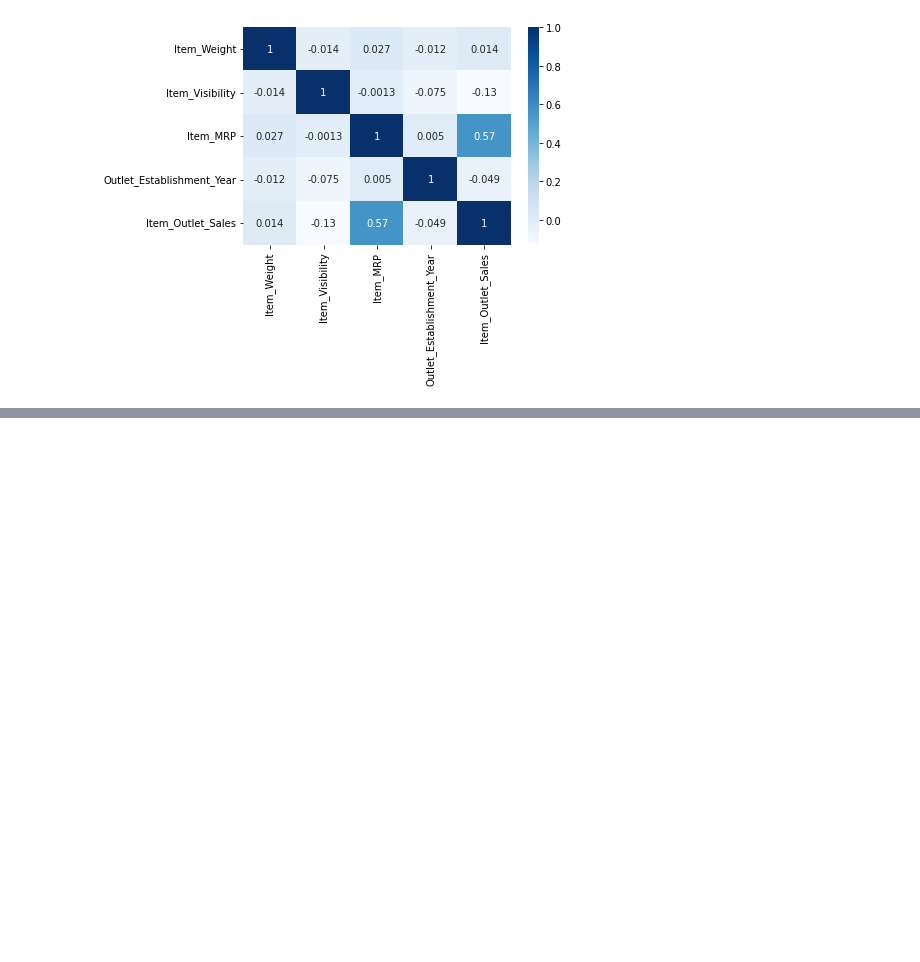
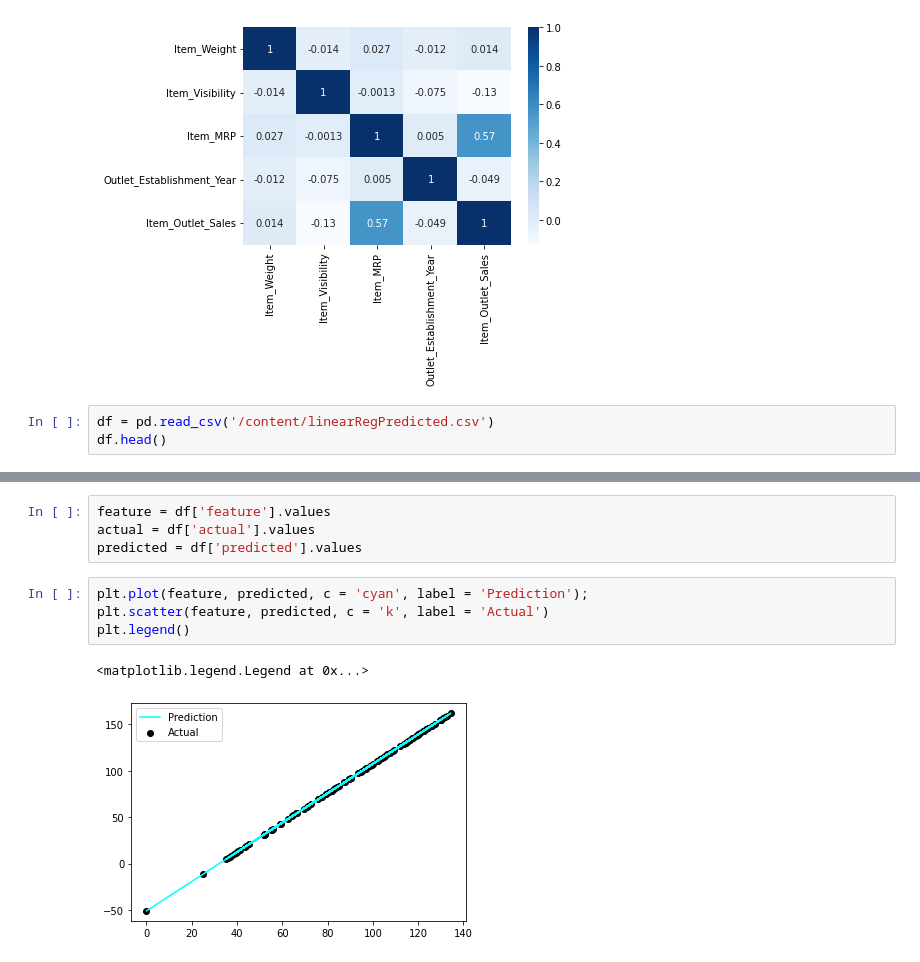
Before and after one commit to norgel/food-sales-predictions, a Jupyter notebook: food_sales_predictions.ipynb, the cells around one changed output, grey strips where cells are left out. Cells and saved outputs as stored; diff of their text form; blank space fills up the shorter version.

```diff
--- a/food_sales_predictions.ipynb
+++ b/food_sales_predictions.ipynb
@@ -322,3 +322,6 @@ corr=df.corr()
 sns.heatmap(corr,cmap ='Blues', annot = True);
 # %% [output]
 [figure]
+# %%
+df = pd.read_csv('/content/linearRegPredicted.csv')
+df.head()
@@ -324,0 +335,11 @@ sns.heatmap(corr,cmap ='Blues', annot = True);
+# %%
+feature = df['feature'].values
+actual = df['actual'].values
+predicted = df['predicted'].values
+# %%
+plt.plot(feature, predicted, c = 'cyan', label = 'Prediction');
+plt.scatter(feature, predicted, c = 'k', label = 'Actual')
+plt.legend()
+# %% [output]
+<matplotlib.legend.Legend at 0x...>
+[figure, added]
```
Also changed, not shown: parts of 2 cells of this notebook.
